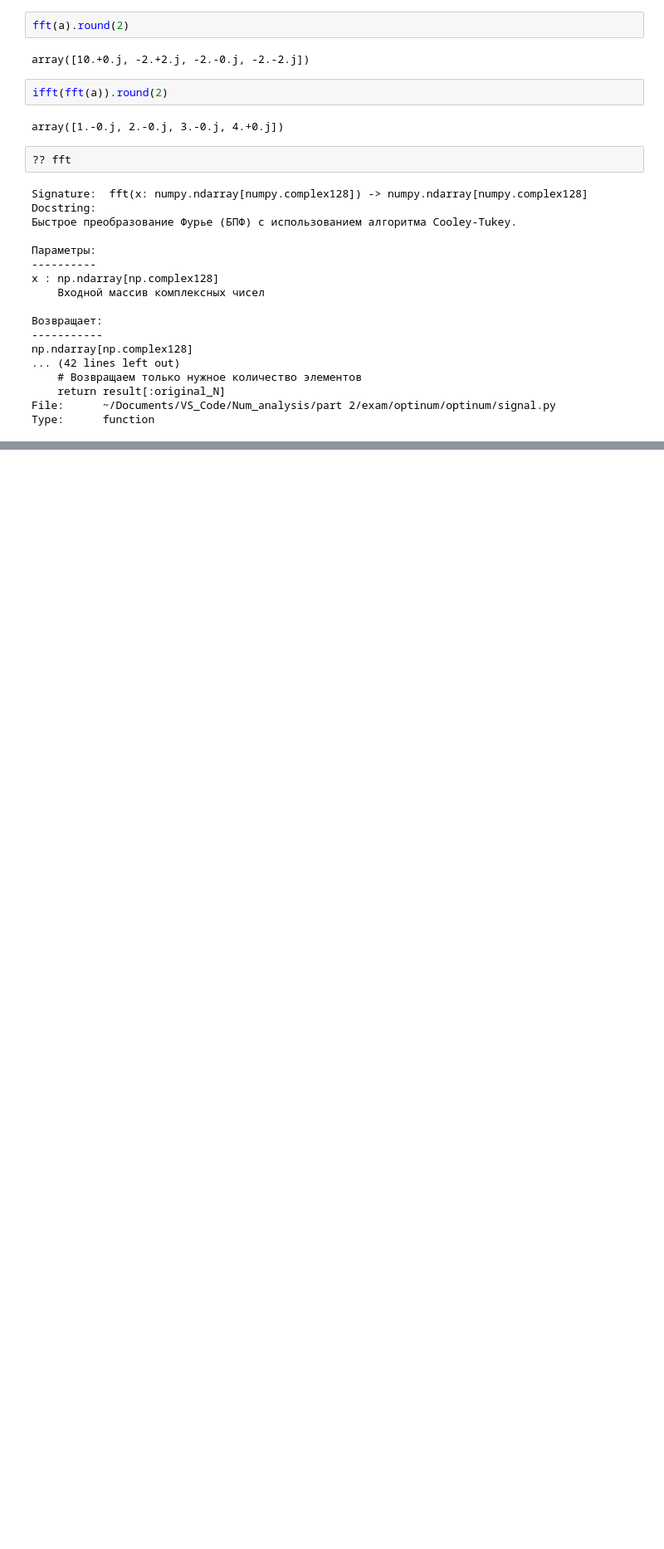
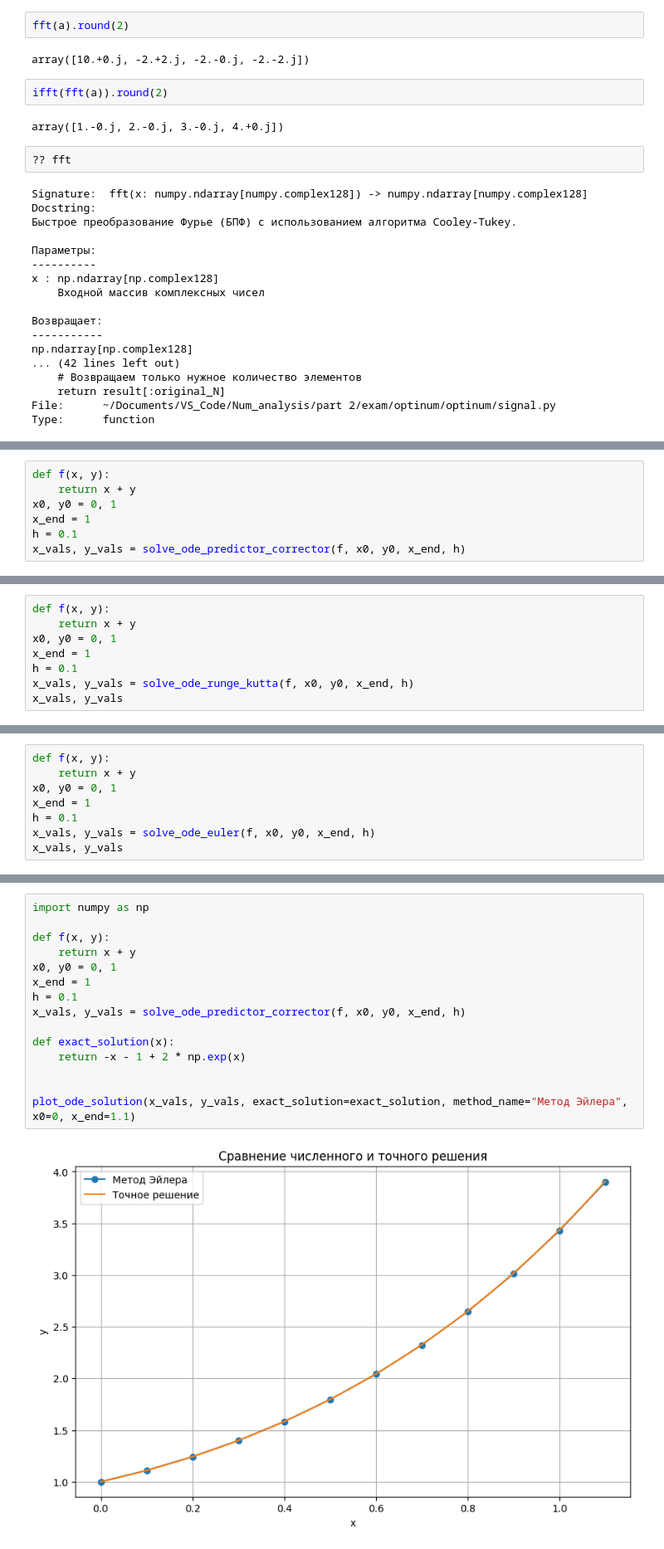
Before and after one commit to galkin-v/optinum, a Jupyter notebook: docs/api_examples.ipynb, the cells around one changed output, grey strips where cells are left out. Shown at 83% size. Drawn from its saved outputs; the diff is of its cells as text; blank space fills up the shorter version.

```diff
--- a/docs/api_examples.ipynb
+++ b/docs/api_examples.ipynb
@@ -98,0 +153,7 @@ Type:      function
+# %%
+def f(x, y):
+    return x + y
+x0, y0 = 0, 1
+x_end = 1
+h = 0.1
+x_vals, y_vals = solve_ode_predictor_corrector(f, x0, y0, x_end, h)
@@ -98,0 +180,8 @@ Type:      function
+# %%
+def f(x, y):
+    return x + y
+x0, y0 = 0, 1
+x_end = 1
+h = 0.1
+x_vals, y_vals = solve_ode_runge_kutta(f, x0, y0, x_end, h)
+x_vals, y_vals
@@ -98,0 +193,8 @@ Type:      function
+# %%
+def f(x, y):
+    return x + y
+x0, y0 = 0, 1
+x_end = 1
+h = 0.1
+x_vals, y_vals = solve_ode_euler(f, x0, y0, x_end, h)
+x_vals, y_vals
@@ -98,0 +221,17 @@ Type:      function
+# %%
+import numpy as np
+
+def f(x, y):
+    return x + y
+x0, y0 = 0, 1
+x_end = 1
+h = 0.1
+x_vals, y_vals = solve_ode_predictor_corrector(f, x0, y0, x_end, h)
+
+def exact_solution(x):
+    return -x - 1 + 2 * np.exp(x)
+
+
+plot_ode_solution(x_vals, y_vals, exact_solution=exact_solution, method_name="Метод Эйлера", x0=0, x_end=1.1)
+# %% [output]
+[figure, added]
```
Also changed, not shown: parts of 11 cells of this notebook, 30 other files.
